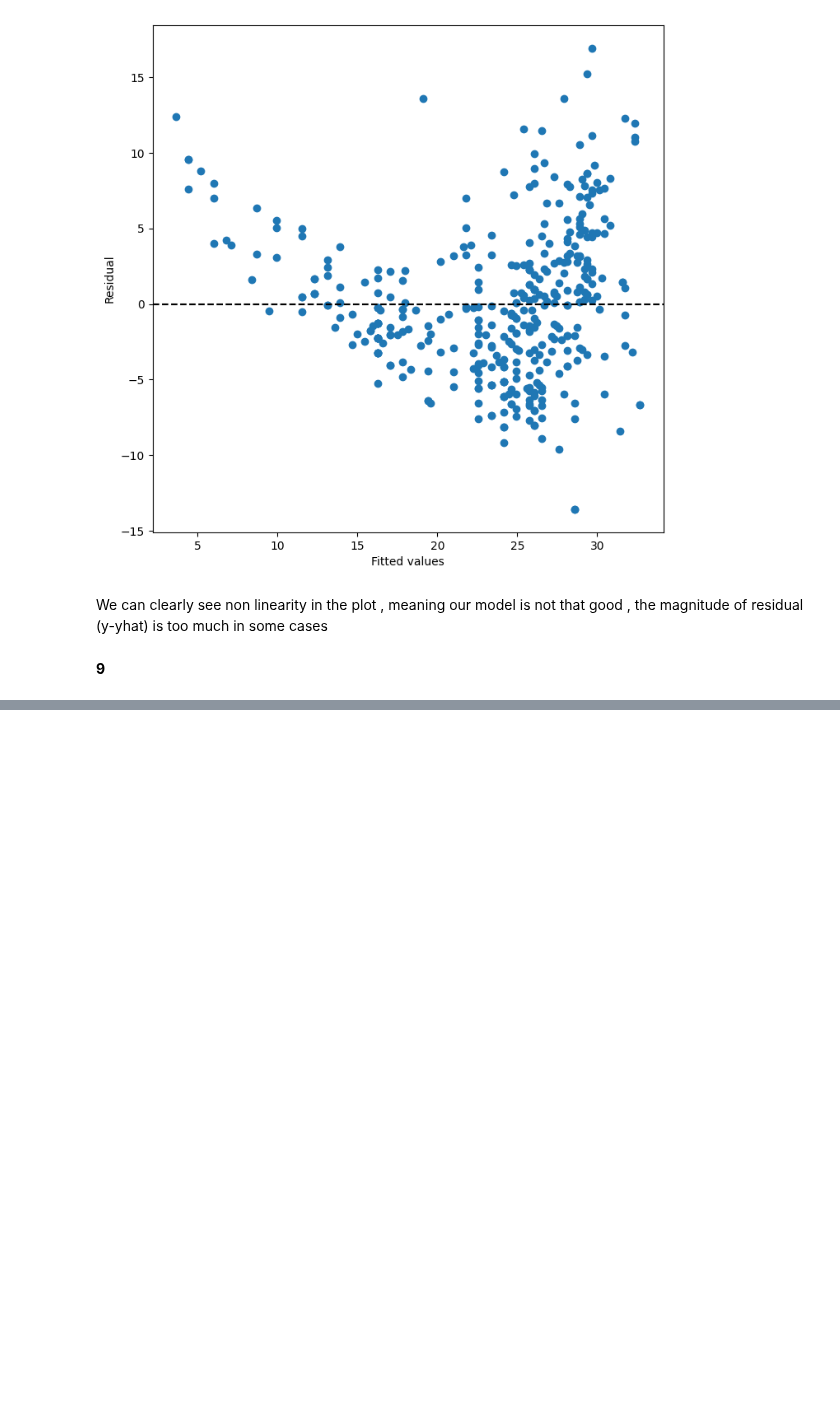
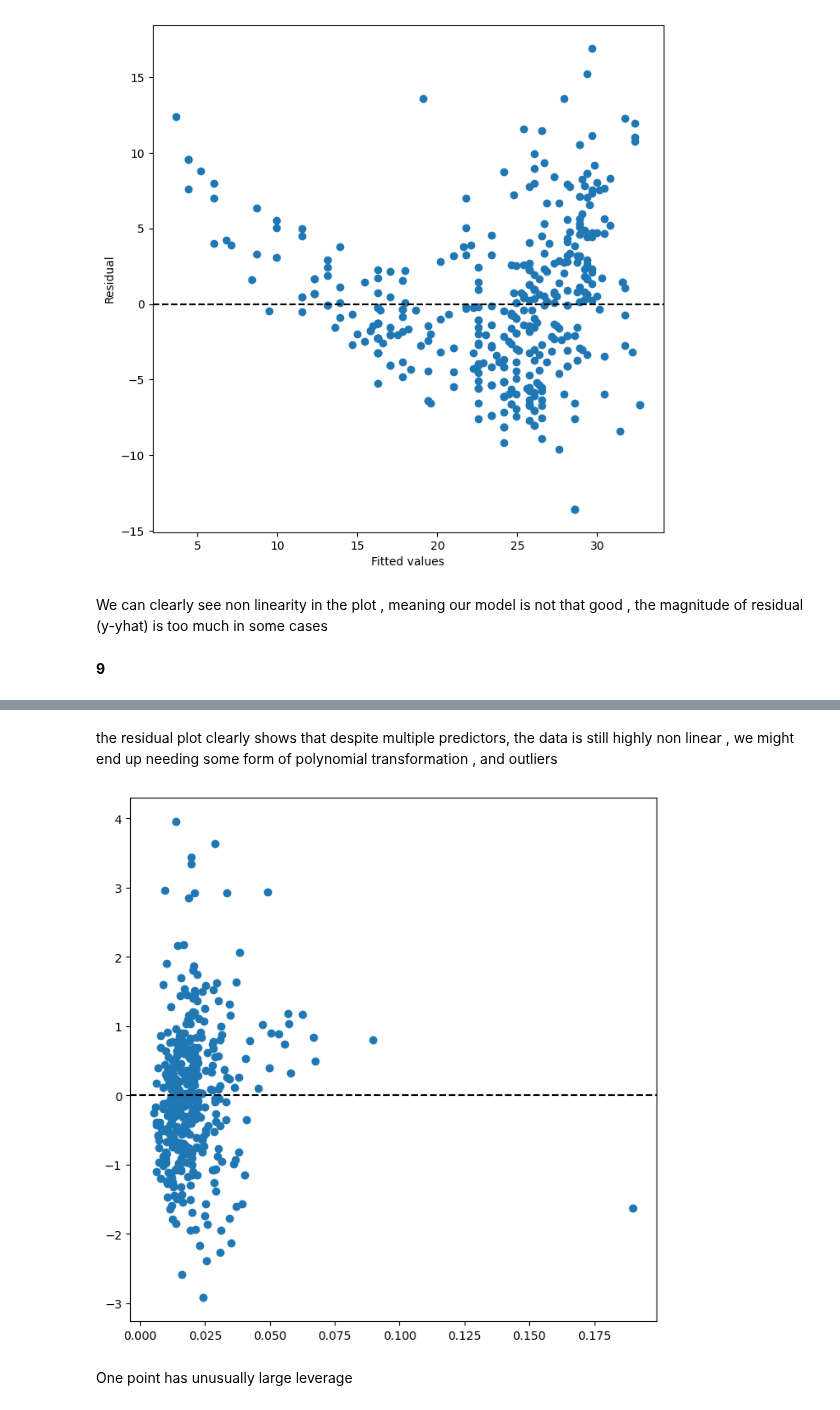
Before and after one commit to PrateekMinhas09/Data-Statistics-and-modeling-w-Python, a Jupyter notebook: Linear Regression Ch3/Applied3.ipynb, the cells around one changed output, grey strips where cells are left out. Cells and saved outputs as stored; diff of their text form; code cells hidden in the pictures; blank space fills up the shorter version.

```diff
--- a/Linear Regression Ch3/Applied3.ipynb
+++ b/Linear Regression Ch3/Applied3.ipynb
@@ -99,0 +184,16 @@ We can clearly see non linearity in the plot , meaning our model is not that goo
+# %% [markdown]
+the residual plot clearly shows that despite multiple predictors, the data is still highly non linear , we might end up needing some form of polynomial transformation , and outliers
+# %%
+influence = result2.get_influence()
+leverage = influence.hat_matrix_diag
+standardized_resid = influence.resid_studentized_internal
+
+ax= subplots(figsize=(8,8))[1]
+ax.scatter(leverage, standardized_resid)
+ax.set_xlabel("")
+ax.set_ylabel("")
+ax.axhline(c="k", ls = "--");
+# %% [output]
+[figure, added]
+# %% [markdown]
+One point has unusually large leverage
```
Also changed, not shown: parts of 11 cells of this notebook, 1 other file.
